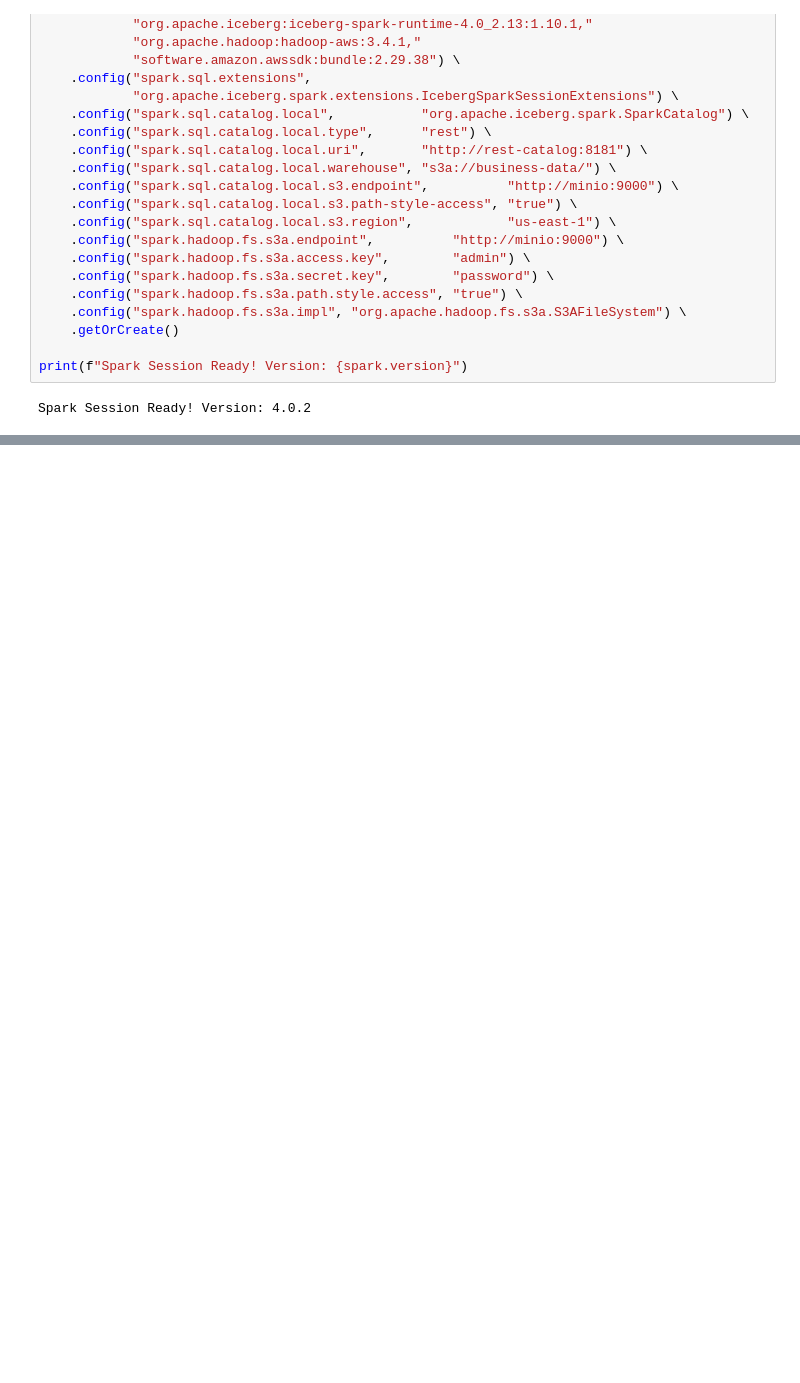
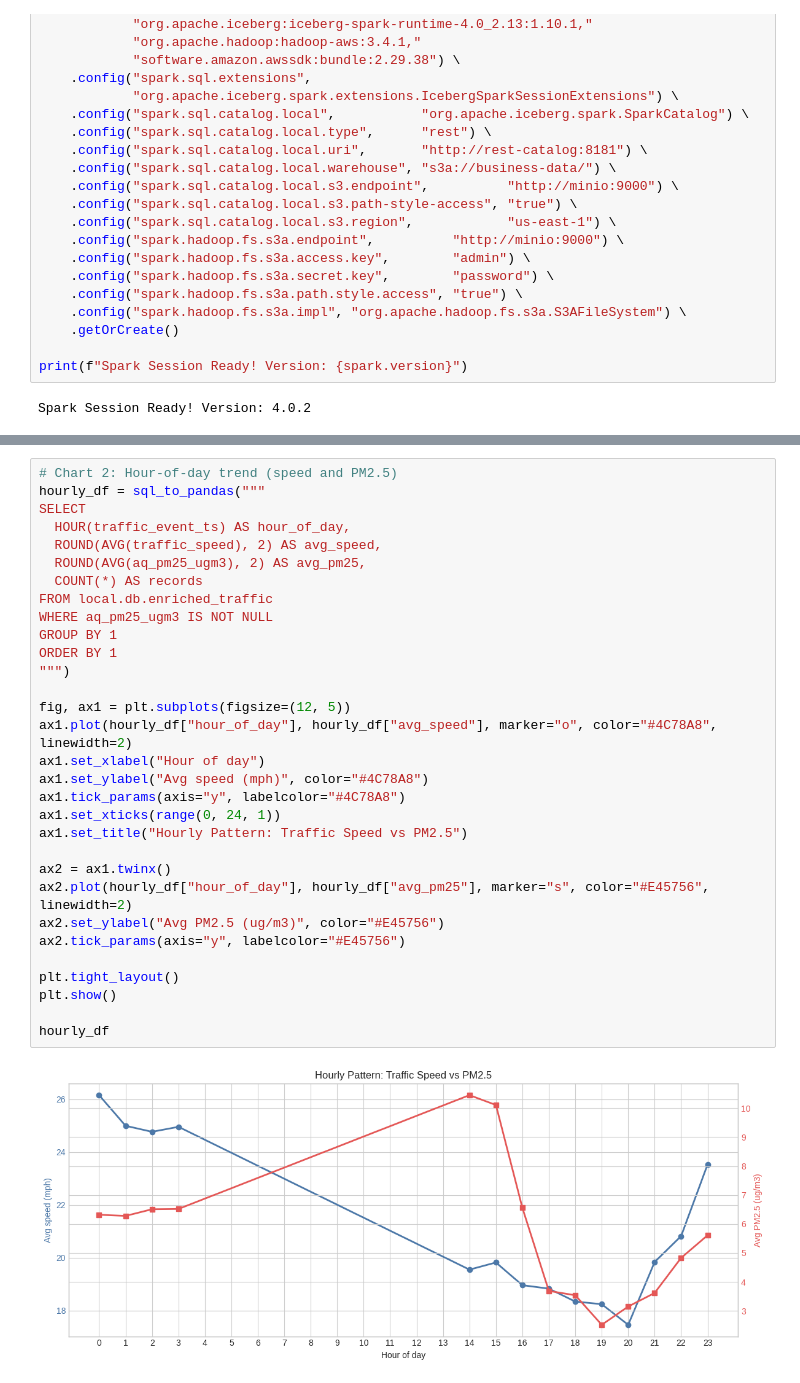
Before and after one commit to AlexanderS10/nyc-traffic-emissions-pipeline, a Jupyter notebook: workspace/02_live_data_exploration.ipynb, the cells around one changed output, grey strips where cells are left out. Saved outputs shown, nothing was run; the diff lists cells and outputs as text; blank space fills up the shorter version.

```diff
--- a/workspace/02_live_data_exploration.ipynb
+++ b/workspace/02_live_data_exploration.ipynb
@@ -463,0 +541,33 @@ spark.sql("""
+# %%
+# Chart 2: Hour-of-day trend (speed and PM2.5)
+hourly_df = sql_to_pandas("""
+SELECT
+  HOUR(traffic_event_ts) AS hour_of_day,
+  ROUND(AVG(traffic_speed), 2) AS avg_speed,
+  ROUND(AVG(aq_pm25_ugm3), 2) AS avg_pm25,
+  COUNT(*) AS records
+FROM local.db.enriched_traffic
+WHERE aq_pm25_ugm3 IS NOT NULL
+GROUP BY 1
+ORDER BY 1
+""")
+
+fig, ax1 = plt.subplots(figsize=(12, 5))
+ax1.plot(hourly_df["hour_of_day"], hourly_df["avg_speed"], marker="o", color="#4C78A8", linewidth=2)
+ax1.set_xlabel("Hour of day")
+ax1.set_ylabel("Avg speed (mph)", color="#4C78A8")
+ax1.tick_params(axis="y", labelcolor="#4C78A8")
+ax1.set_xticks(range(0, 24, 1))
+ax1.set_title("Hourly Pattern: Traffic Speed vs PM2.5")
+
+ax2 = ax1.twinx()
+ax2.plot(hourly_df["hour_of_day"], hourly_df["avg_pm25"], marker="s", color="#E45756", linewidth=2)
+ax2.set_ylabel("Avg PM2.5 (ug/m3)", color="#E45756")
+ax2.tick_params(axis="y", labelcolor="#E45756")
+
+plt.tight_layout()
+plt.show()
+
+hourly_df
+# %% [output]
+[figure, added]
```
Also changed, not shown: parts of 29 cells of this notebook, 4 other files.
